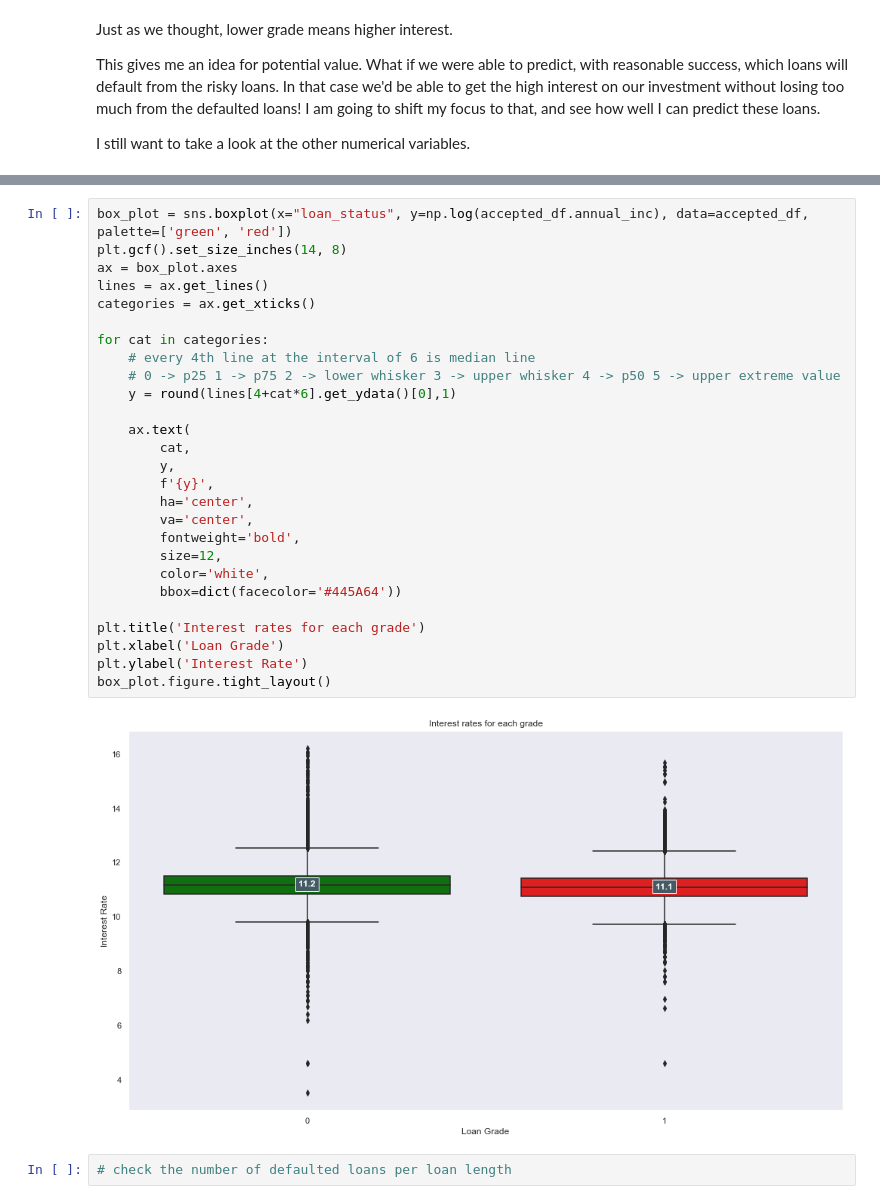
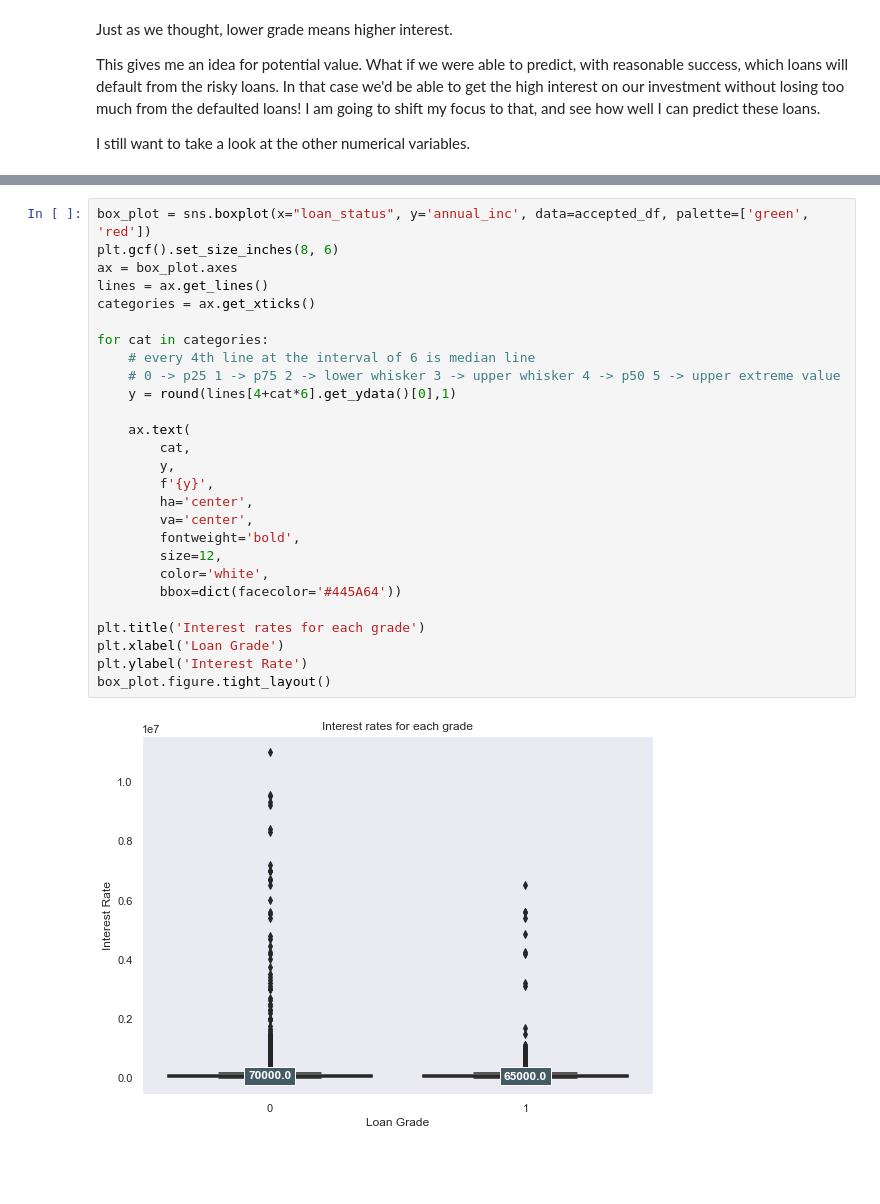
Before and after one commit to MNemanow/Loan_Default_classification, a Jupyter notebook: Cleaning_Eda.ipynb, the cells around one changed output, grey strips where cells are left out. Saved outputs shown, nothing was run; the diff lists cells and outputs as text; blank space fills up the shorter version.

```diff
--- a/Cleaning_Eda.ipynb
+++ b/Cleaning_Eda.ipynb
@@ -323,31 +311,29 @@ array([[<AxesSubplot:title={'center':'annual_inc'}>]], dtype=object)
 # %%
-box_plot = sns.boxplot(x="loan_status", y=np.log(accepted_df.annual_inc), data=accepted_df, palette=['green', 'red'])
-plt.gcf().set_size_inches(14, 8)
+box_plot = sns.boxplot(x="loan_status", y='annual_inc', data=accepted_df, palette=['green', 'red'])
+plt.gcf().set_size_inches(8, 6)
 ax = box_plot.axes
 lines = ax.get_lines()
 categories = ax.get_xticks()
 
 for cat in categories:
     # every 4th line at the interval of 6 is median line
     # 0 -> p25 1 -> p75 2 -> lower whisker 3 -> upper whisker 4 -> p50 5 -> upper extreme value
     y = round(lines[4+cat*6].get_ydata()[0],1)
 
     ax.text(
         cat,
         y,
         f'{y}',
         ha='center',
         va='center',
         fontweight='bold',
         size=12,
         color='white',
         bbox=dict(facecolor='#445A64'))
 
 plt.title('Interest rates for each grade')
 plt.xlabel('Loan Grade')
 plt.ylabel('Interest Rate')
 box_plot.figure.tight_layout()
 # %% [output]
-[figure, old version]
+[figure, new version]
-# %%
-# check the number of defaulted loans per loan length
```
Also changed, not shown: parts of 17 cells of this notebook.
